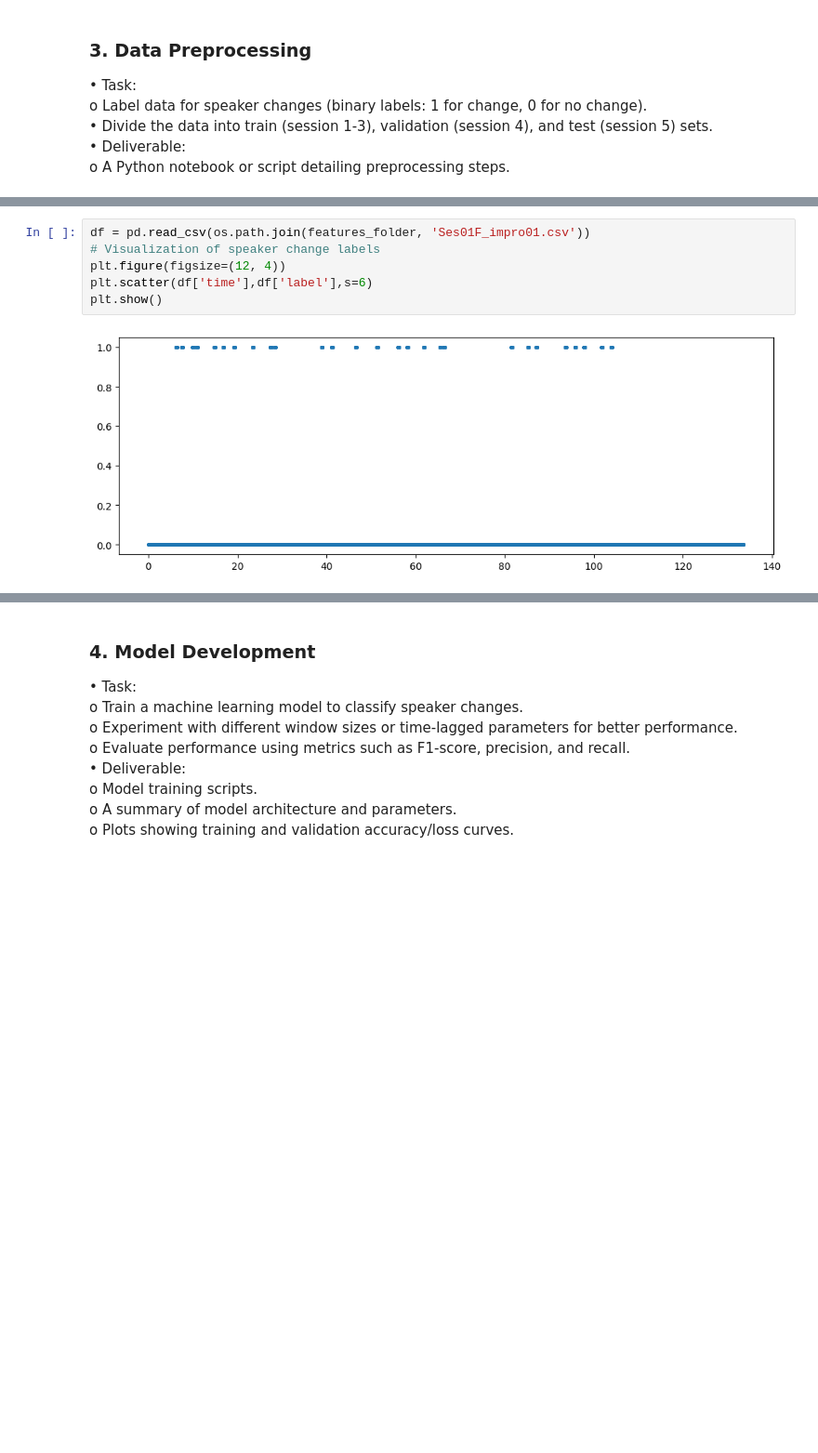
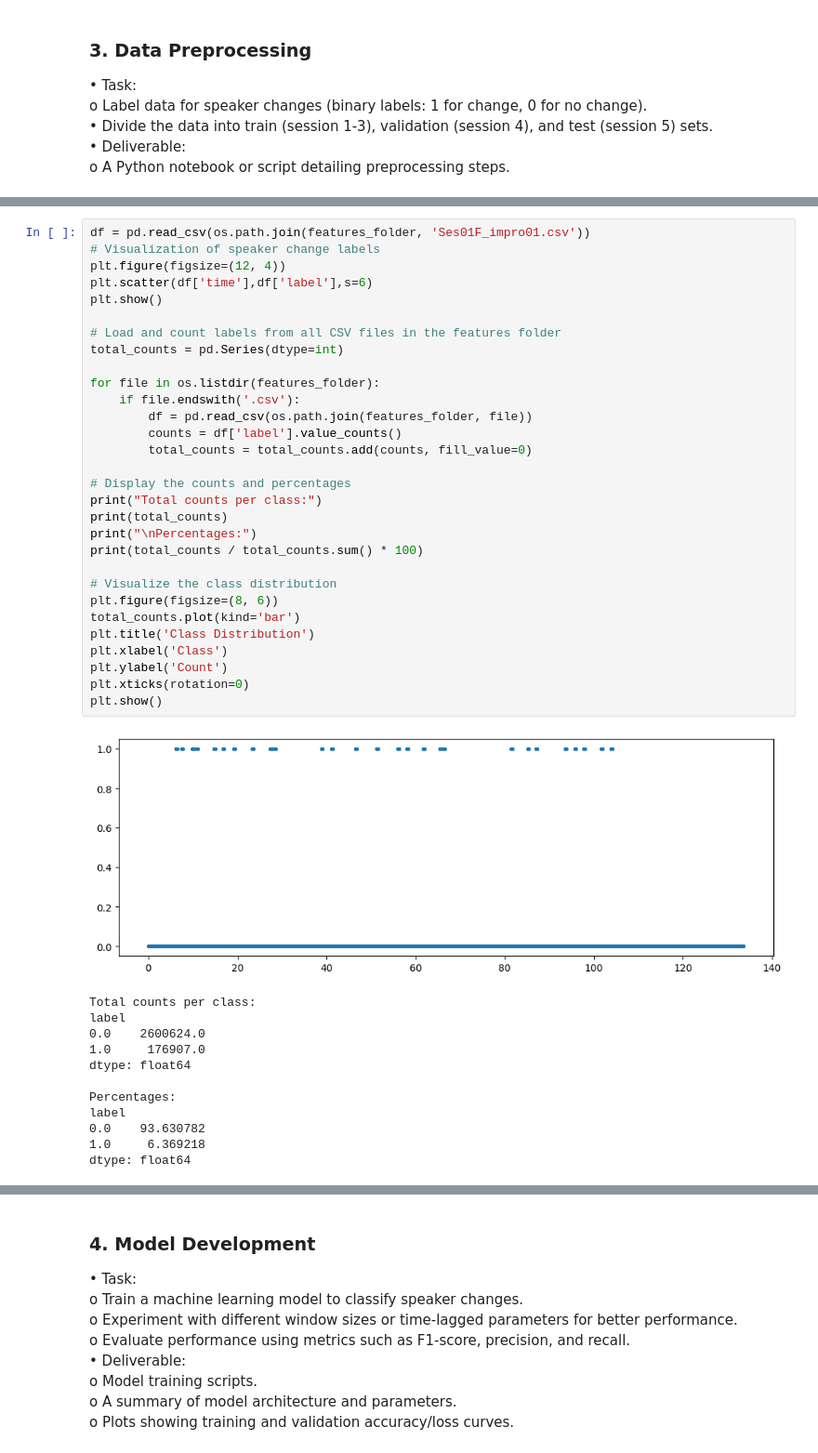
Before and after one commit to JohnasLeee/Speaker-Change-Detection-Using-F0-and-MFCC-Features-with-the-IEMOCAP-Dataset, a Jupyter notebook: main.ipynb, the cells around one changed output, grey strips where cells are left out. Shown: that part at 93% size. Drawn from its saved outputs; the diff is of its cells as text; blank space fills up the shorter version.

```diff
--- a/main.ipynb
+++ b/main.ipynb
@@ -326,11 +323,46 @@ Ses05M_script02_1.csv
 Ses05M_script02_2.csv
 Ses05M_script03_1.csv
 Ses05M_script03_2.csv
-# %%
-df = pd.read_csv(os.path.join(features_folder, 'Ses01F_impro01.csv'))
-# Visualization of speaker change labels
-plt.figure(figsize=(12, 4))
-plt.scatter(df['time'],df['label'],s=6)
-plt.show()
-# %% [output]
-[figure, removed]
+# %%
+df = pd.read_csv(os.path.join(features_folder, 'Ses01F_impro01.csv'))
+# Visualization of speaker change labels
+plt.figure(figsize=(12, 4))
+plt.scatter(df['time'],df['label'],s=6)
+plt.show()
+
+# Load and count labels from all CSV files in the features folder
+total_counts = pd.Series(dtype=int)
+
+for file in os.listdir(features_folder):
+    if file.endswith('.csv'):
+        df = pd.read_csv(os.path.join(features_folder, file))
+        counts = df['label'].value_counts()
+        total_counts = total_counts.add(counts, fill_value=0)
+
+# Display the counts and percentages
+print("Total counts per class:")
+print(total_counts)
+print("\nPercentages:")
+print(total_counts / total_counts.sum() * 100)
+
+# Visualize the class distribution
+plt.figure(figsize=(8, 6))
+total_counts.plot(kind='bar')
+plt.title('Class Distribution')
+plt.xlabel('Class')
+plt.ylabel('Count')
+plt.xticks(rotation=0)
+plt.show()
+# %% [output]
+[figure, added]
+Total counts per class:
+label
+0.0    2600624.0
+1.0     176907.0
+dtype: float64
+
+Percentages:
+label
+0.0    93.630782
+1.0     6.369218
+dtype: float64
```
Also changed, not shown: parts of 8 cells of this notebook, 3 other files.
